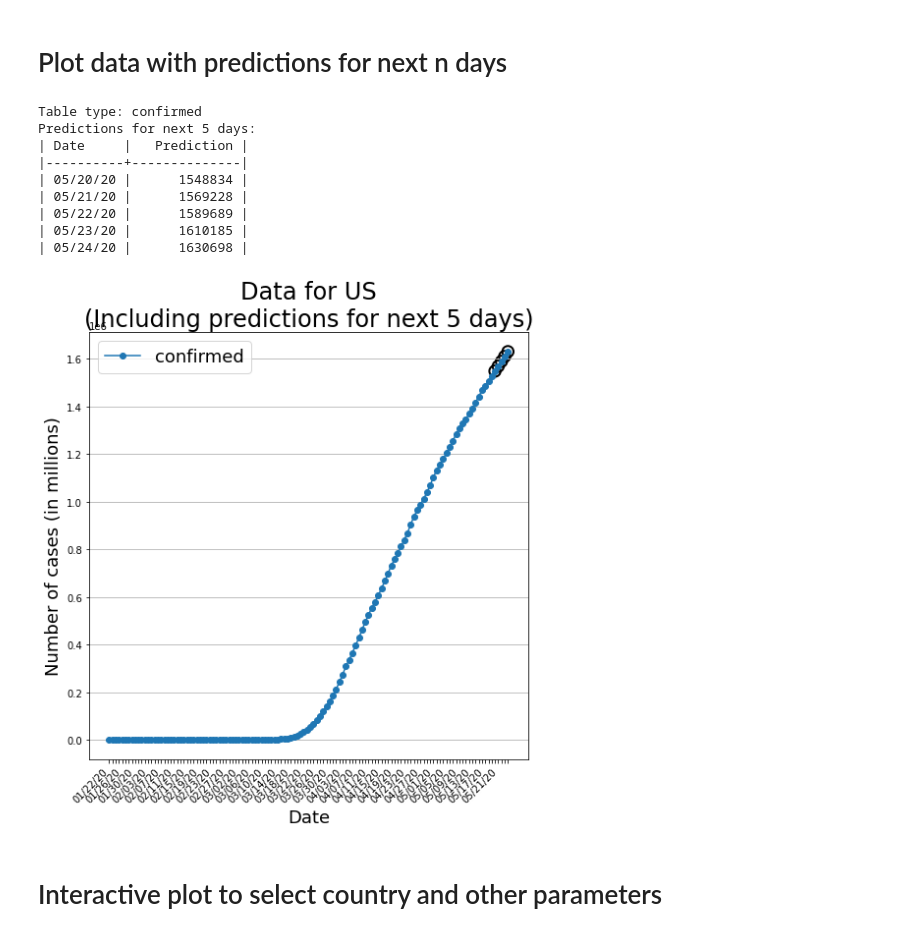
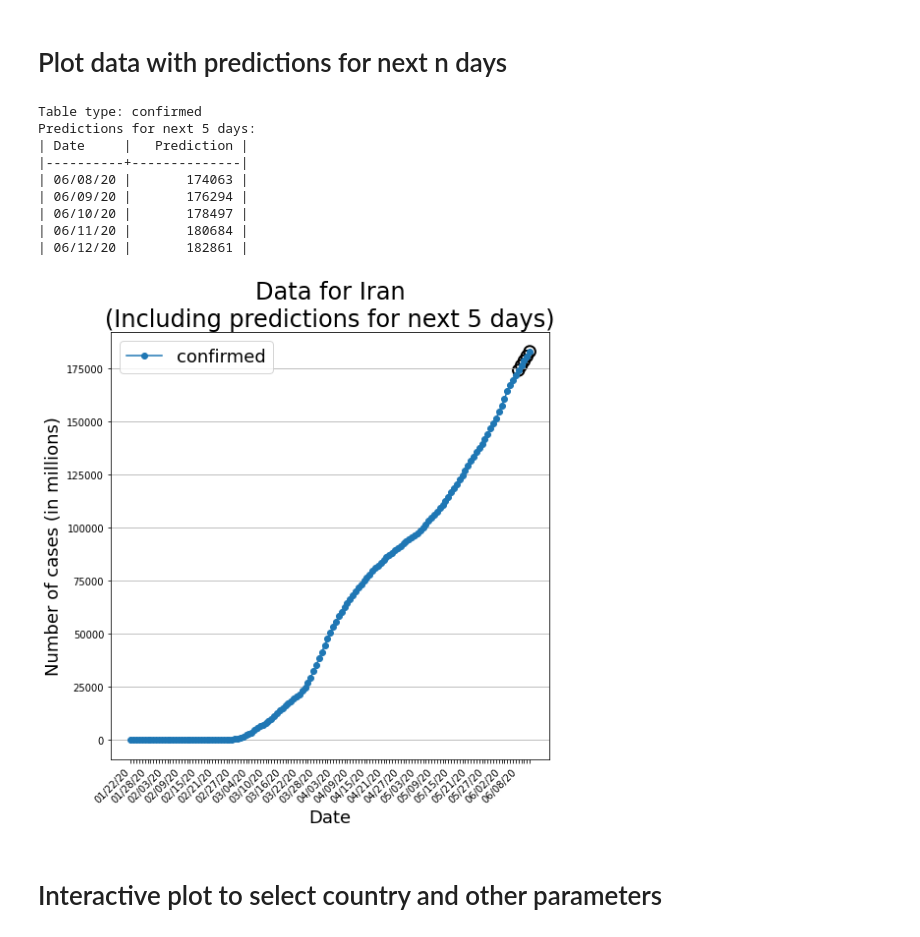
Before and after one commit to arkobarman/covid-19_timeSeriesAnalysis, a Jupyter notebook: time-series-predictions-global.ipynb, the cells around one changed output. Saved outputs shown, nothing was run; the diff lists cells and outputs as text; code cells hidden in the pictures.

```diff
--- a/time-series-predictions-global.ipynb
+++ b/time-series-predictions-global.ipynb
@@ -186,7 +186,7 @@ def getPredictionsForFuture(countryName,
             plt.yscale('log')
         plt.xticks(rotation=45, ha="right");
 
-        every_nth = 4
+        every_nth = 6
         for n, label in enumerate(ax.xaxis.get_ticklabels()):
             if n % every_nth != 0:
                 label.set_visible(False)
@@ -204,27 +204,27 @@ def getPredictionsForFuture(countryName,
     if returnResults:
         return allData, predData
 # %%
-allData, predData = getPredictionsForFuture('US',
+allData, predData = getPredictionsForFuture('Iran',
                                             invertible=False,
                                             plot=True,
                                             logScale=False,
                                             printResults=True,
                                             nDays=5,
                                             tablesToUse=['confirmed'],
                                             grid='y',
                                             returnResults=True)
 # print(allData)
 # %% [output]
 Table type: confirmed
 Predictions for next 5 days:
 | Date     |   Prediction |
 |----------+--------------|
-| 05/20/20 |      1548834 |
-| 05/21/20 |      1569228 |
-| 05/22/20 |      1589689 |
-| 05/23/20 |      1610185 |
-| 05/24/20 |      1630698 |
+| 06/08/20 |       174063 |
+| 06/09/20 |       176294 |
+| 06/10/20 |       178497 |
+| 06/11/20 |       180684 |
+| 06/12/20 |       182861 |
-[figure, old version]
+[figure, new version]
 # %% [markdown]
 # Interactive plot to select country and other parameters
 # %%
```
Also changed, not shown: parts of 5 cells of this notebook, 37 other files.
